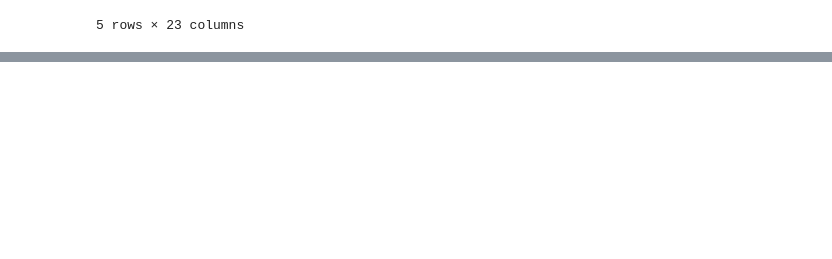
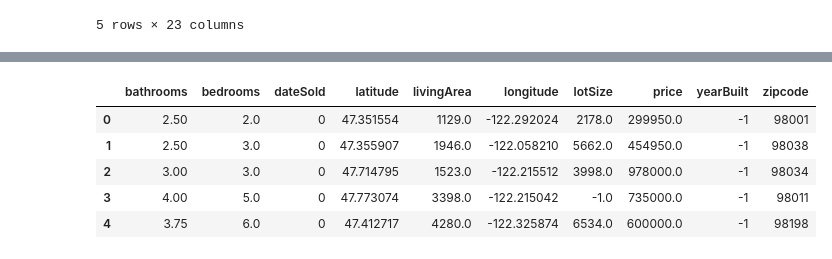
Before and after one commit to degharbi/Housing-prices-prediction, a Jupyter notebook: Gradient_Boosting.ipynb, the cells around one changed output, grey strips where cells are left out. Cells and saved outputs as stored; diff of their text form; code cells hidden in the pictures; blank space fills up the shorter version.

```diff
--- a/Gradient_Boosting.ipynb
+++ b/Gradient_Boosting.ipynb
@@ -522,3 +516,17 @@ fig= go.Figure(data=data, layout=layout)
 py.iplot(fig)
 # %% [output]
 [interactive output not drawn]
+# %%
+url = 'https://raw.githubusercontent.com/degharbi/Housing-prices-prediction/master/data/sold.json'
+data = pd.read_json(url)
+data_new = pd.DataFrame([property[8][11] for property in data['map']['properties']])[
+    ['bathrooms','bedrooms','dateSold','latitude','livingArea','longitude', 'lotSize','price','yearBuilt','zipcode']
+]
+df.head()
+# %% [output]
+|  | bathrooms | bedrooms | dateSold | latitude | livingArea | longitude | lotSize | price | yearBuilt | zipcode |
+| 0 | 2.50 | 2.0 | 0 | 47.351554 | 1129.0 | -122.292024 | 2178.0 | 299950.0 | -1 | 98001 |
+| 1 | 2.50 | 3.0 | 0 | 47.355907 | 1946.0 | -122.058210 | 5662.0 | 454950.0 | -1 | 98038 |
+| 2 | 3.00 | 3.0 | 0 | 47.714795 | 1523.0 | -122.215512 | 3998.0 | 978000.0 | -1 | 98034 |
+| 3 | 4.00 | 5.0 | 0 | 47.773074 | 3398.0 | -122.215042 | -1.0 | 735000.0 | -1 | 98011 |
+| 4 | 3.75 | 6.0 | 0 | 47.412717 | 4280.0 | -122.325874 | 6534.0 | 600000.0 | -1 | 98198 |
```
Also changed, not shown: parts of 17 cells of this notebook, 5 other files.
